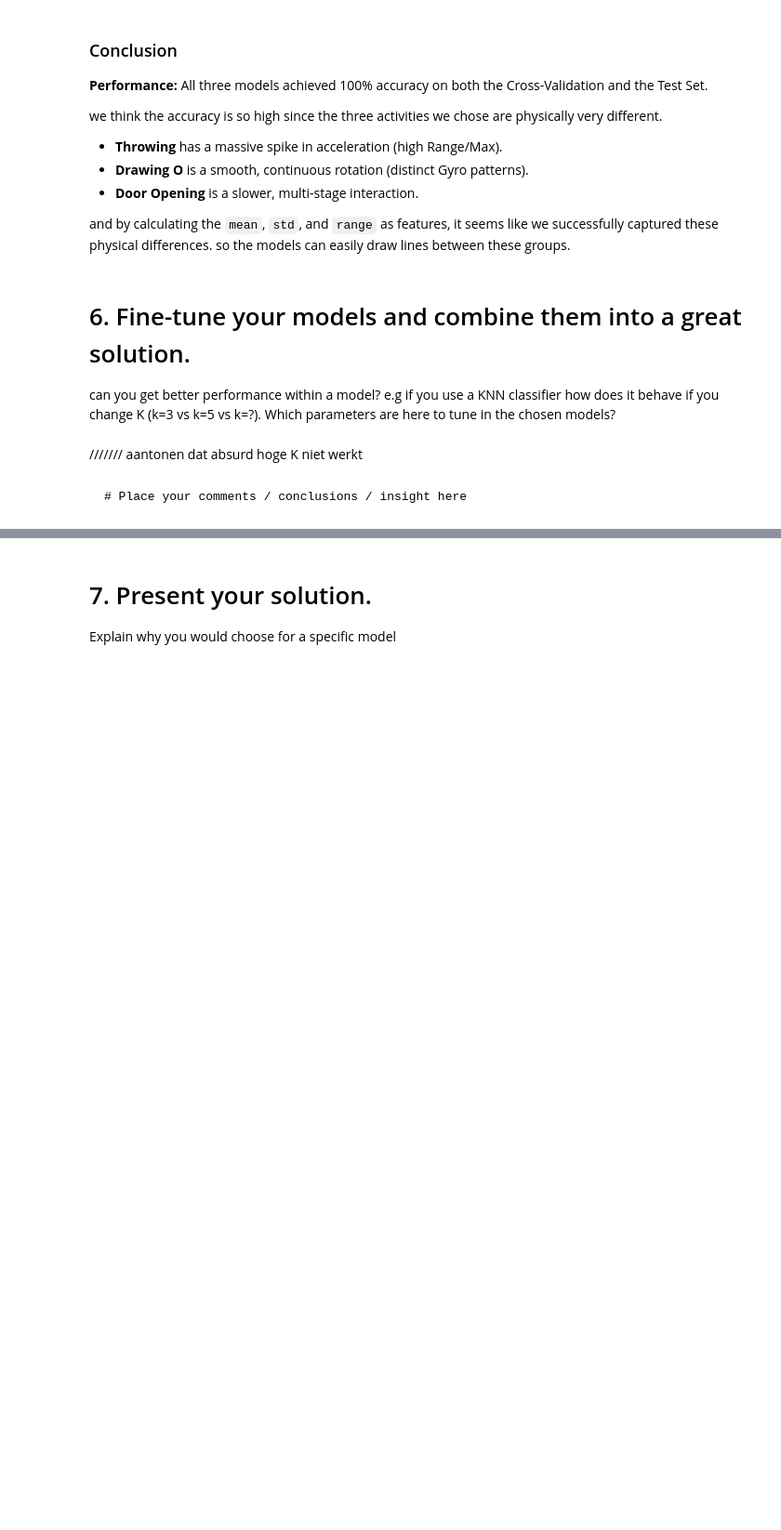
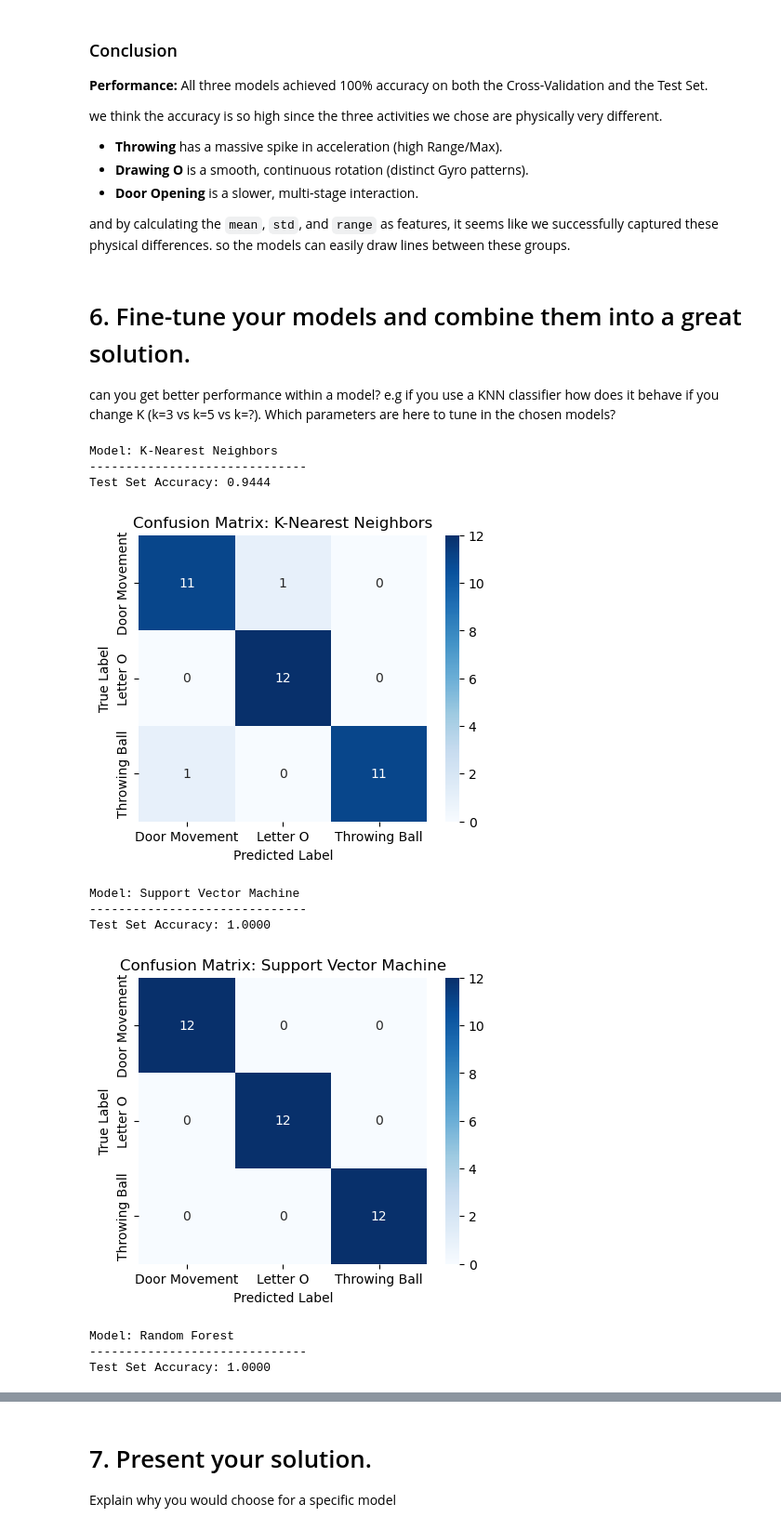
Before and after one commit to Roelvdll/AIS, a Jupyter notebook: assignment 1/Group_Assignment1_HumanActivity.ipynb, the cells around one changed output, grey strips where cells are left out. Shown: that part at 93% size. Drawn from its saved outputs; the diff is of its cells as text; code cells hidden in the pictures; blank space fills up the shorter version.

````diff
--- a/assignment 1/Group_Assignment1_HumanActivity.ipynb
+++ b/assignment 1/Group_Assignment1_HumanActivity.ipynb
@@ -652,5 +680,3 @@ and by calculating the `mean`, `std`, and `range` as features, it seems like we
 # 6. Fine-tune your models and combine them into a great solution.
 
 can you get better performance within a model? e.g if you use a KNN classifier how does it behave if you change K (k=3 vs k=5 vs k=?). Which parameters are here to tune in the chosen models?
-# %% [markdown]
-/////// aantonen dat absurd hoge K niet werkt
@@ -659,4 +683,44 @@ can you get better performance within a model? e.g if you use a KNN classifier h
-# %% [markdown]
-```
-# Place your comments / conclusions / insight here
-```
+# %%
+
+# Initialize the 3 models with insanely tuned hyperparameters
+models_tuned = {
+    "K-Nearest Neighbors": KNeighborsClassifier(n_neighbors=80), ## changed n from 5 to 80
+    "Support Vector Machine": SVC(kernel='rbf', C=0.01, random_state=42), ## changed c=1 to c=0.01
+    "Random Forest": RandomForestClassifier(n_estimators=1, random_state=42) ## changed n_estimators from 100 to 1
+}
+# %%
+for name, model in models_tuned.items():
+    print(f"\nModel: {name}")
+    print("-" * 30)
+
+    # Train on full training set
+    model.fit(X_train_scaled, y_train)
+
+    # Predict on test set
+    y_pred_tuned = model.predict(X_test_scaled)
+
+    # Calculate Accuracy
+    acc_tuned = accuracy_score(y_test, y_pred_tuned)
+    print(f"Test Set Accuracy: {acc_tuned:.4f}")
+
+    # Plot Confusion Matrix
+    cm = confusion_matrix(y_test, y_pred_tuned)
+    plt.figure(figsize=(5, 4))
+    sns.heatmap(cm, annot=True, fmt='d', cmap='Blues',
+                xticklabels=le.classes_, yticklabels=le.classes_)
+    plt.title(f'Confusion Matrix: {name}')
+    plt.ylabel('True Label')
+    plt.xlabel('Predicted Label')
+    plt.show()
+# %% [output]
+Model: K-Nearest Neighbors
+------------------------------
+Test Set Accuracy: 0.9444
+[figure, added]
+Model: Support Vector Machine
+------------------------------
+Test Set Accuracy: 1.0000
+[figure, added]
+Model: Random Forest
+------------------------------
+Test Set Accuracy: 1.0000
````
Also changed, not shown: parts of 19 cells of this notebook.
